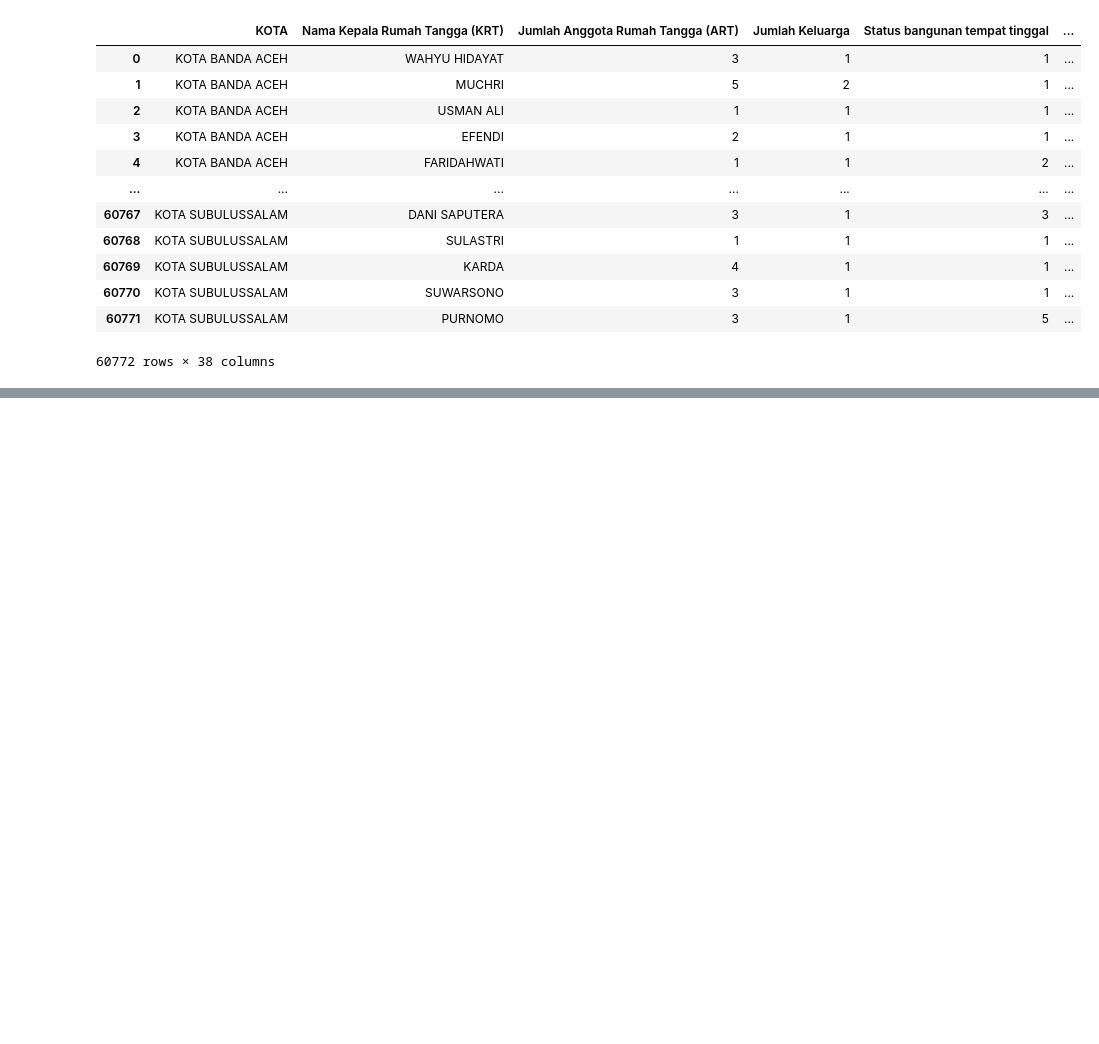
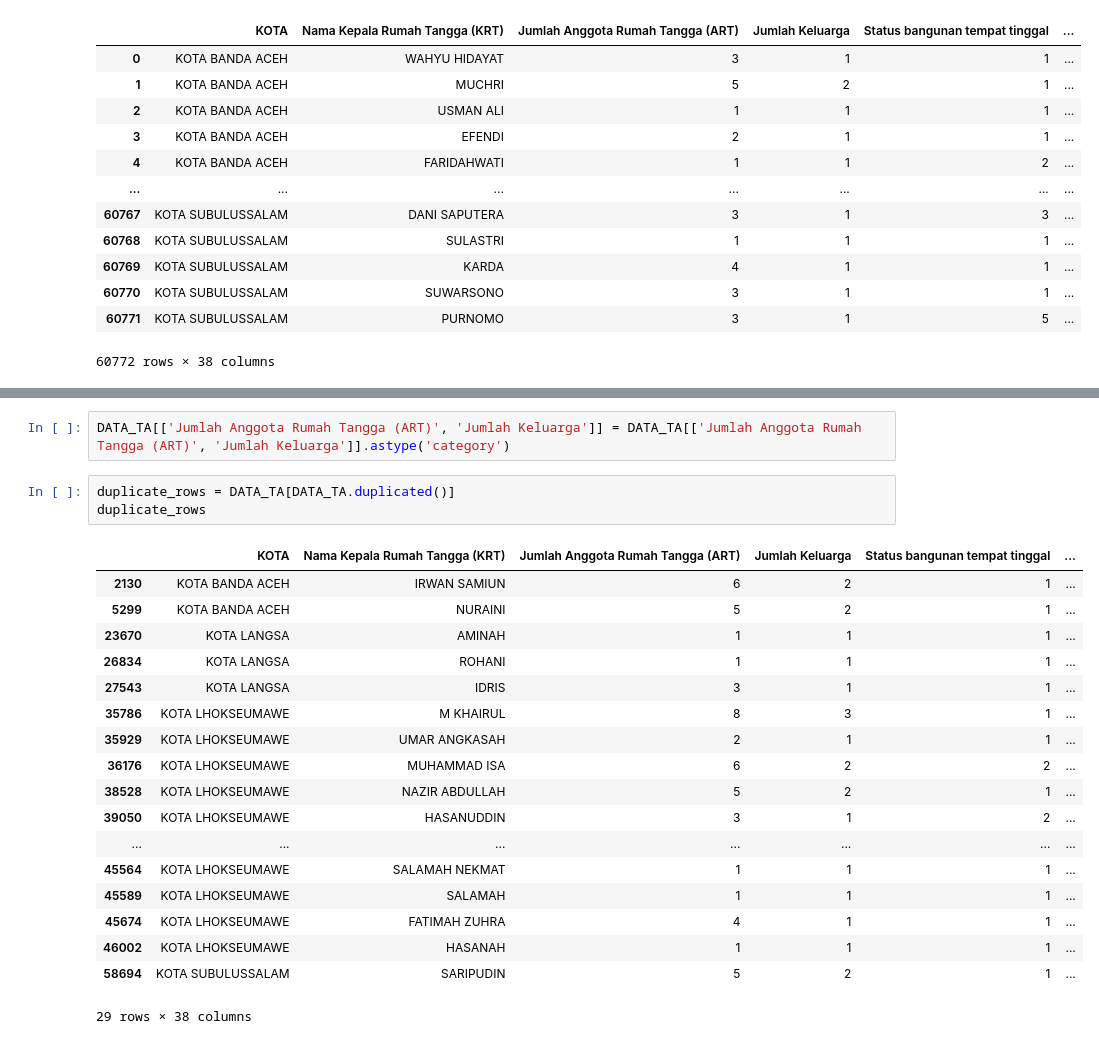
Before and after one commit to alharidt16/TA_Alharidt, a Jupyter notebook: Sintax_TA.ipynb, the cells around one changed output, grey strips where cells are left out. Cells and saved outputs as stored; diff of their text form; blank space fills up the shorter version.

```diff
--- a/Sintax_TA.ipynb
+++ b/Sintax_TA.ipynb
@@ -20,0 +41,24 @@ DATA_TA
+# %%
+DATA_TA[['Jumlah Anggota Rumah Tangga (ART)', 'Jumlah Keluarga']] = DATA_TA[['Jumlah Anggota Rumah Tangga (ART)', 'Jumlah Keluarga']].astype('category')
+# %%
+duplicate_rows = DATA_TA[DATA_TA.duplicated()]
+duplicate_rows
+# %% [output]
+|  | KOTA | Nama Kepala Rumah Tangga (KRT) | Jumlah Anggota Rumah Tangga (ART) | Jumlah Keluarga | Status bangunan tempat tinggal | ... |
+| 2130 | KOTA BANDA ACEH | IRWAN SAMIUN | 6 | 2 | 1 | ... |
+| 5299 | KOTA BANDA ACEH | NURAINI | 5 | 2 | 1 | ... |
+| 23670 | KOTA LANGSA | AMINAH | 1 | 1 | 1 | ... |
+| 26834 | KOTA LANGSA | ROHANI | 1 | 1 | 1 | ... |
+| 27543 | KOTA LANGSA | IDRIS | 3 | 1 | 1 | ... |
+| 35786 | KOTA LHOKSEUMAWE | M KHAIRUL | 8 | 3 | 1 | ... |
+| 35929 | KOTA LHOKSEUMAWE | UMAR ANGKASAH | 2 | 1 | 1 | ... |
+| 36176 | KOTA LHOKSEUMAWE | MUHAMMAD ISA | 6 | 2 | 2 | ... |
+| 38528 | KOTA LHOKSEUMAWE | NAZIR ABDULLAH | 5 | 2 | 1 | ... |
+| 39050 | KOTA LHOKSEUMAWE | HASANUDDIN | 3 | 1 | 2 | ... |
+| ... | ... | ... | ... | ... | ... | ... |
+| 45564 | KOTA LHOKSEUMAWE | SALAMAH NEKMAT | 1 | 1 | 1 | ... |
+| 45589 | KOTA LHOKSEUMAWE | SALAMAH | 1 | 1 | 1 | ... |
+| 45674 | KOTA LHOKSEUMAWE | FATIMAH ZUHRA | 4 | 1 | 1 | ... |
+| 46002 | KOTA LHOKSEUMAWE | HASANAH | 1 | 1 | 1 | ... |
+| 58694 | KOTA SUBULUSSALAM | SARIPUDIN | 5 | 2 | 1 | ... |
+29 rows × 38 columns
```
Also changed, not shown: parts of 3 cells of this notebook.
